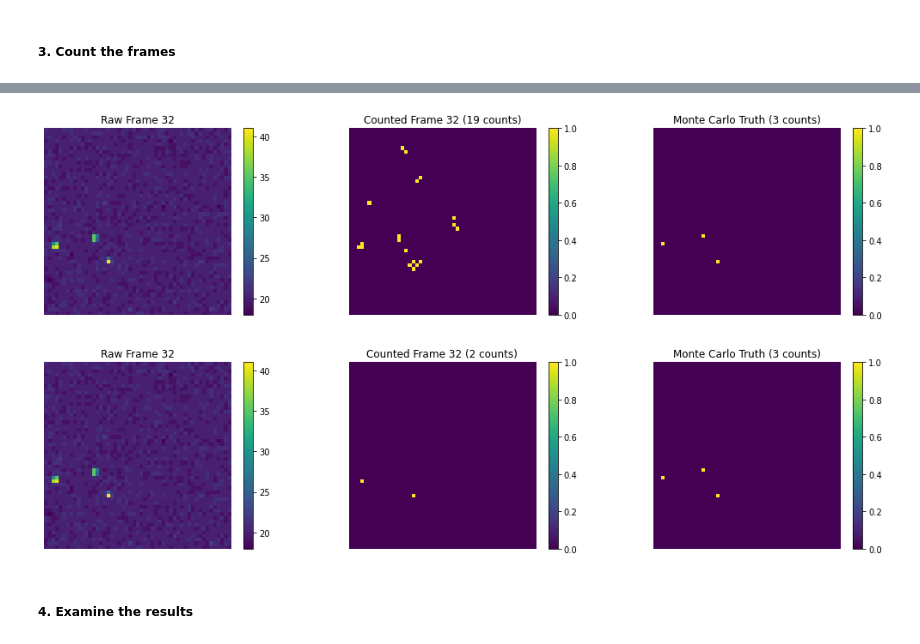
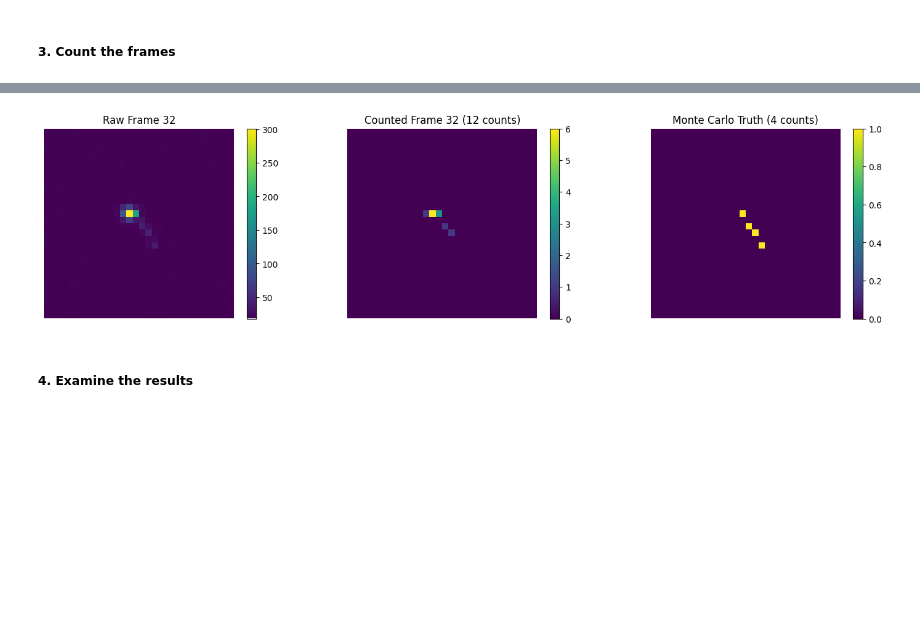
Before and after one commit to jerenner/backpropcount, a Jupyter notebook: notebooks/FIG1_2_simulation.ipynb, the cells around one changed output, grey strips where cells are left out. Cells and saved outputs as stored; diff of their text form; code cells hidden in the pictures; blank space fills up the shorter version.

```diff
--- a/notebooks/FIG1_2_simulation.ipynb
+++ b/notebooks/FIG1_2_simulation.ipynb
@@ -726,13 +777,12 @@ total time = 0.16015410423278809
 # %%
 frame_index = 32
-# plot_counted_vs_mc_truth('frames_occupancy_1.h5', 'counted_frames_occupancy_1_standard.h5', frame_index=frame_index, weights=False, x_range=[int((frame_size-1)/2)-15,int((frame_size-1)/2)+15], y_range=[int((frame_size-1)/2)-15,int((frame_size-1)/2)+15])
-# plot_counted_vs_mc_truth('frames_occupancy_1.h5', 'counted_frames_occupancy_1.h5', frame_index=frame_index, weights=True, x_range=[int((frame_size-1)/2)-15,int((frame_size-1)/2)+15], y_range=[int((frame_size-1)/2)-15,int((frame_size-1)/2)+15])
+#plot_counted_vs_mc_truth('frames_occupancy_1.h5', 'counted_frames_occupancy_1_standard.h5', frame_index=frame_index, weights=False, x_range=[int((frame_size-1)/2)-15,int((frame_size-1)/2)+15], y_range=[int((frame_size-1)/2)-15,int((frame_size-1)/2)+15])
+plot_counted_vs_mc_truth('frames_occupancy_1.h5', 'counted_frames_occupancy_1.h5', frame_index=frame_index, weights=True, x_range=[int((frame_size-1)/2)-15,int((frame_size-1)/2)+15], y_range=[int((frame_size-1)/2)-15,int((frame_size-1)/2)+15])
 #plot_counted_vs_mc_truth('sparse_frames.h5', 'counted_sparse_frames.h5', frame_index=frame_index, weights=True, x_range=[30,60], y_range=[30,60])
-plot_counted_vs_mc_truth('sparse_frames.h5', 'counted_sparse_frames.h5', frame_index=frame_index, weights=True)
-plot_counted_vs_mc_truth('sparse_frames.h5', 'counted_sparse_frames_standard.h5', frame_index=frame_index, weights=False)
+#plot_counted_vs_mc_truth('sparse_frames.h5', 'counted_sparse_frames.h5', frame_index=frame_index, weights=True)
+#plot_counted_vs_mc_truth('sparse_frames.h5', 'counted_sparse_frames_standard.h5', frame_index=frame_index, weights=False)
 # %% [output]
-[figure, old version]
+[figure, new version]
-[figure, removed]
 # %% [markdown]
 ##### 4. Examine the results
 # %%
```
Also changed, not shown: parts of 34 cells of this notebook.
